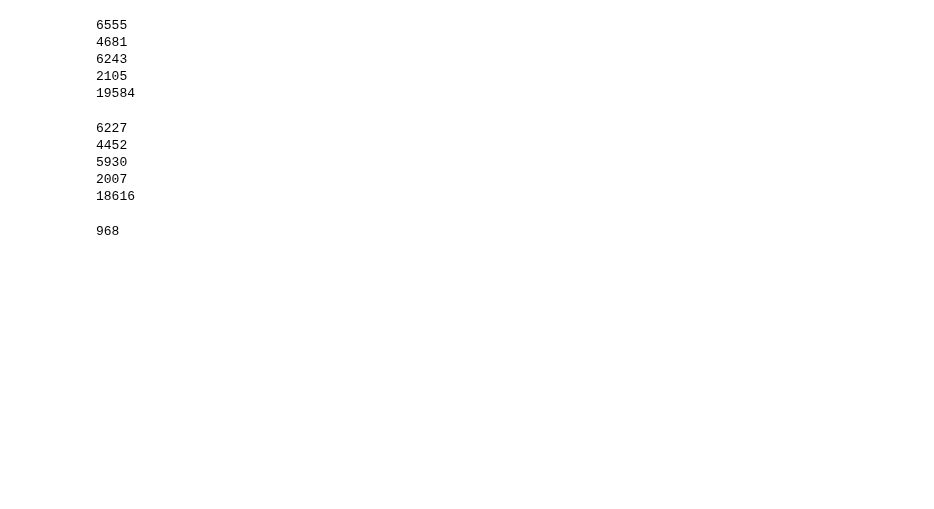
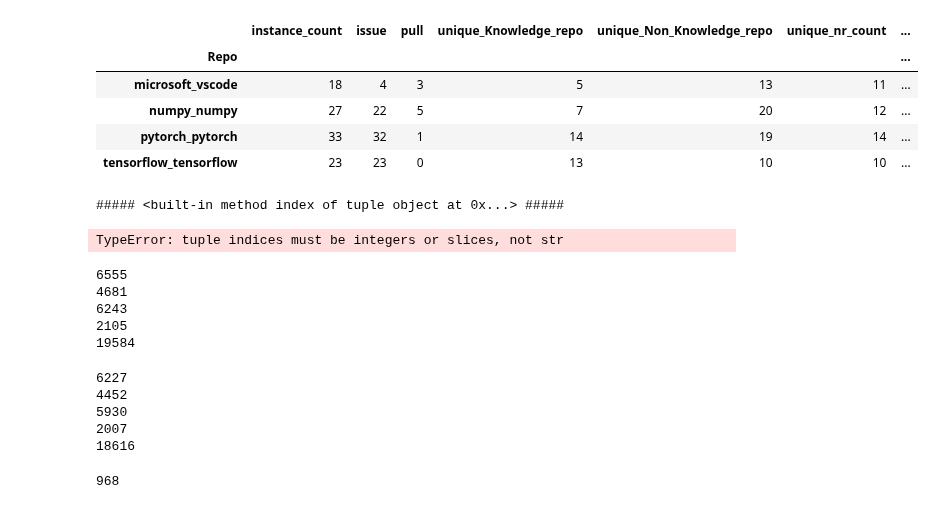
Before and after one commit to h4rz3rk4s3/geometry-of-ignorance, a Jupyter notebook: data_preparation.ipynb, the cells around one changed output. Drawn from its saved outputs; the diff is of its cells as text; code cells hidden in the pictures; blank space fills up the shorter version.

Commit message:
sync everything

```diff
--- a/data_preparation.ipynb
+++ b/data_preparation.ipynb
@@ -8,3 +19,60 @@ from pprint import pprint
+# %%
+# Convert 'Nr' to numeric (comma as decimal separator)
+df['Nr'] = df['Nr'].astype(str).str.replace(',', '.').astype(float)
+df["GitHub_Type"] = df["GitHub_Type"].replace("Issue", "issue")
+
+# 1. Total instances per repo
+instances_per_repo = df.groupby('Repo').size().rename('instance_count')
+instances_per_label = (
+    df.groupby('Repo')['final_label']
+    .value_counts()
+    .unstack(fill_value=0)
+)
+instances_per_label.columns = ['unique_Knowledge_repo' if label == 0 else 'unique_Non_Knowledge_repo' for label in instances_per_label.columns]
+
+# 2. Issue/pull counts per repo
+type_per_repo = df.groupby(['Repo', 'GitHub_Type']).size().unstack(fill_value=0)
+
+# 3. Unique Nr values per repo
+unique_nr_per_repo = df.groupby('Repo')['Nr'].nunique().rename('unique_nr_count')
+unique_nr_by_type = (
+    df.groupby(['Repo', 'GitHub_Type'])['Nr']
+    .nunique()
+    .unstack(fill_value=0)
+)
+unique_nr_by_type.columns = [f'unique_{col}_nr' for col in unique_nr_by_type.columns]
+
+# 4. Min/max/avg occurrences of each unique Nr, per repo
+nr_occurrence_counts = df.groupby(['Repo', 'Nr']).size().rename('count').reset_index()
+nr_occurrence_stats = nr_occurrence_counts.groupby('Repo')['count'].agg(['min', 'max', 'mean'])
+nr_occurrence_stats.columns = ['min_occurrences', 'max_occurrences', 'avg_occurrences']
+
+# Combine everything into one summary table
+summary = (
+    instances_per_repo.to_frame()
+    .join(type_per_repo)
+    .join(instances_per_label)
+    .join(unique_nr_per_repo)
+    .join(unique_nr_by_type)
+    .join(nr_occurrence_stats)
+)
+
+summary
+# %% [output]
+|  | instance_count | issue | pull | unique_Knowledge_repo | unique_Non_Knowledge_repo | unique_nr_count | ... |
+| Repo |  |  |  |  |  |  | ... |
+| microsoft_vscode | 18 | 4 | 3 | 5 | 13 | 11 | ... |
+| numpy_numpy | 27 | 22 | 5 | 7 | 20 | 12 | ... |
+| pytorch_pytorch | 33 | 32 | 1 | 14 | 19 | 14 | ... |
+| tensorflow_tensorflow | 23 | 23 | 0 | 13 | 10 | 10 | ... |
+# %%
+groups = df_in.groupby(["Repo"])
+for group in groups:
+    print(f"##### {group.index} #####")
+    print(group["GitHub_Type"].value_count())
+# %% [output]
+##### <built-in method index of tuple object at 0x...> #####
+TypeError: tuple indices must be integers or slices, not str
 # %%
 df_large = pd.read_csv("rephrased/knowledge_non_knowledge_v3_rephrased_qwen3.csv")
 df_smaller = pd.read_csv("rephrased/knowledge_non_knowledge_v3_training_gpt_120b.csv")
```
Also changed, not shown: parts of 1 cell of this notebook, 1 other file.
